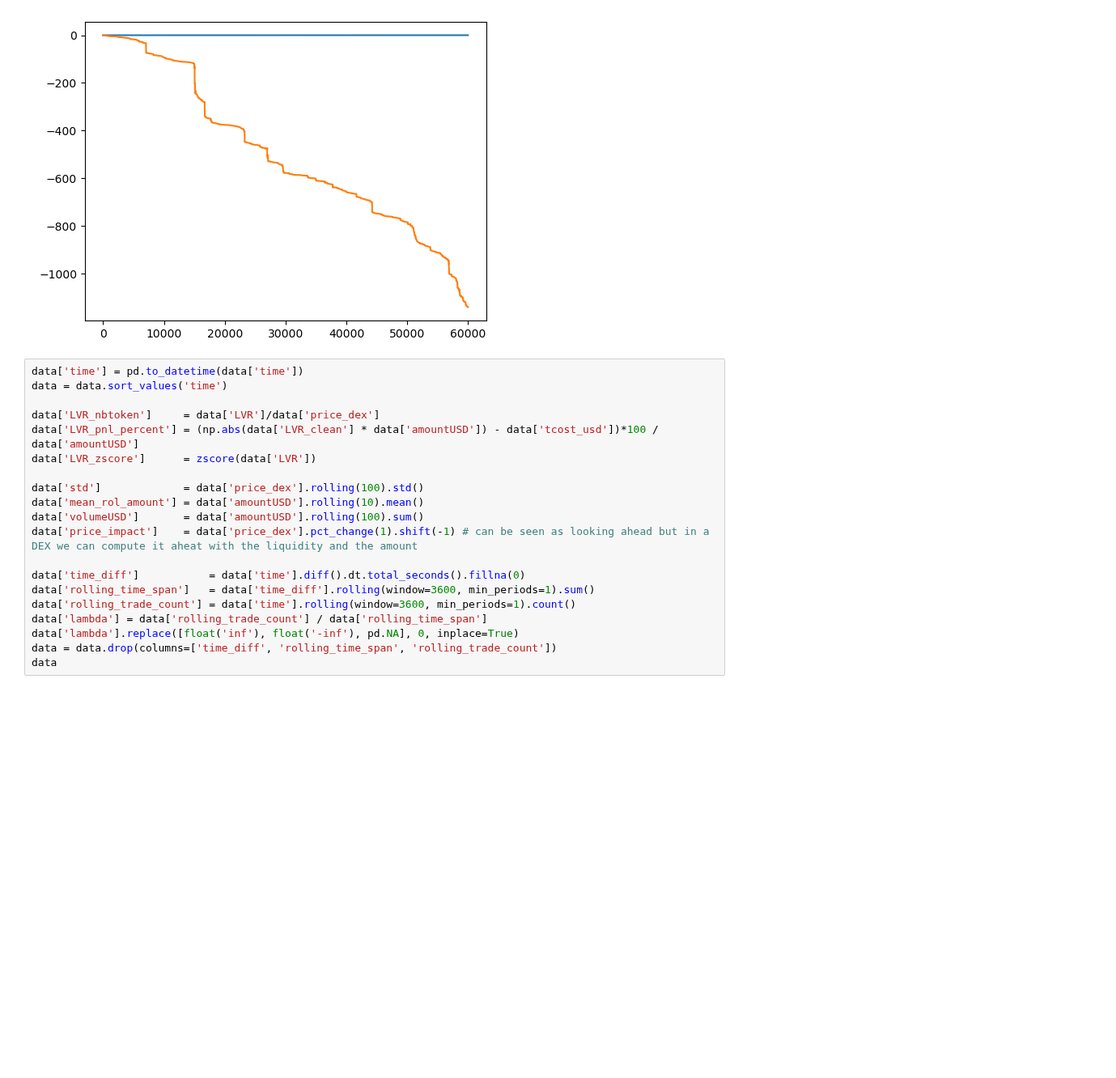
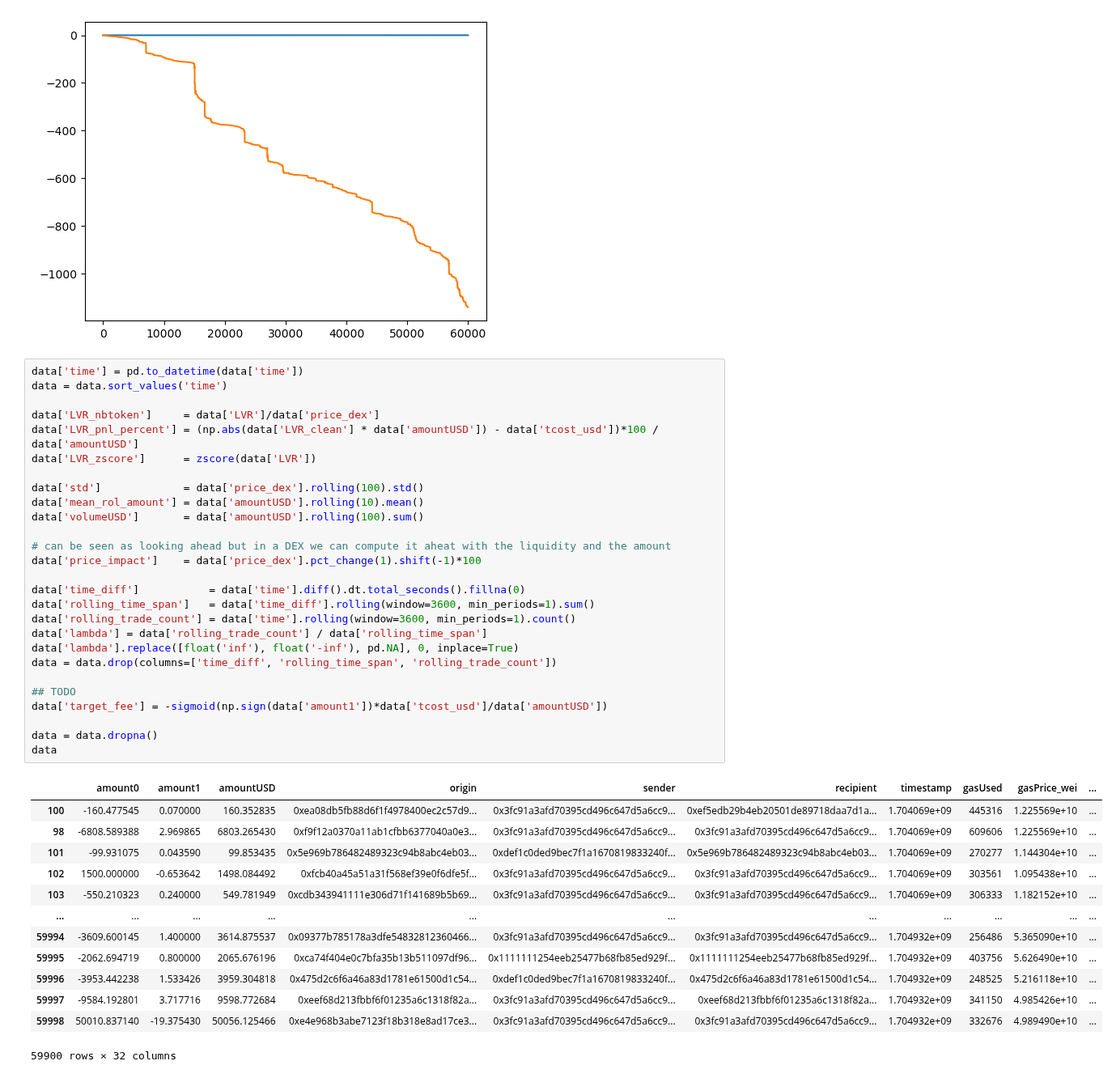
Before and after one commit to Armand-Morin/afp-berkeley-dynamic-fee-defi-amm, a Jupyter notebook: pnl_model.ipynb, the cells around one changed output. Shown at 81% size. Saved outputs shown, nothing was run; the diff lists cells and outputs as text; blank space fills up the shorter version.

```diff
--- a/pnl_model.ipynb
+++ b/pnl_model.ipynb
@@ -67,20 +78,41 @@ ret_pool.cumsum().plot()
 # %%
 data['time'] = pd.to_datetime(data['time'])
 data = data.sort_values('time')
 
 data['LVR_nbtoken']     = data['LVR']/data['price_dex']
 data['LVR_pnl_percent'] = (np.abs(data['LVR_clean'] * data['amountUSD']) - data['tcost_usd'])*100 / data['amountUSD']
 data['LVR_zscore']      = zscore(data['LVR'])
 
 data['std']             = data['price_dex'].rolling(100).std()
 data['mean_rol_amount'] = data['amountUSD'].rolling(10).mean()
 data['volumeUSD']       = data['amountUSD'].rolling(100).sum()
-data['price_impact']    = data['price_dex'].pct_change(1).shift(-1) # can be seen as looking ahead but in a DEX we can compute it aheat with the liquidity and the amount
+
+# can be seen as looking ahead but in a DEX we can compute it aheat with the liquidity and the amount
+data['price_impact']    = data['price_dex'].pct_change(1).shift(-1)*100
 
 data['time_diff']           = data['time'].diff().dt.total_seconds().fillna(0)
 data['rolling_time_span']   = data['time_diff'].rolling(window=3600, min_periods=1).sum()
 data['rolling_trade_count'] = data['time'].rolling(window=3600, min_periods=1).count()
 data['lambda'] = data['rolling_trade_count'] / data['rolling_time_span']
 data['lambda'].replace([float('inf'), float('-inf'), pd.NA], 0, inplace=True)
 data = data.drop(columns=['time_diff', 'rolling_time_span', 'rolling_trade_count'])
+
+## TODO
+data['target_fee'] = -sigmoid(np.sign(data['amount1'])*data['tcost_usd']/data['amountUSD'])
+
+data = data.dropna()
 data
+# %% [output]
+|  | amount0 | amount1 | amountUSD | origin | sender | recipient | timestamp | gasUsed | gasPrice_wei | ... |
+| 100 | -160.477545 | 0.070000 | 160.352835 | 0xea08db5fb88d6f1f4978400ec2c57d9... | 0x3fc91a3afd70395cd496c647d5a6cc9... | 0xef5edb29b4eb20501de89718daa7d1a... | 1.704069e+09 | 445316 | 1.225569e+10 | ... |
+| 98 | -6808.589388 | 2.969865 | 6803.265430 | 0xf9f12a0370a11ab1cfbb6377040a0e3... | 0x3fc91a3afd70395cd496c647d5a6cc9... | 0x3fc91a3afd70395cd496c647d5a6cc9... | 1.704069e+09 | 609606 | 1.225569e+10 | ... |
+| 101 | -99.931075 | 0.043590 | 99.853435 | 0x5e969b786482489323c94b8abc4eb03... | 0xdef1c0ded9bec7f1a1670819833240f... | 0x5e969b786482489323c94b8abc4eb03... | 1.704069e+09 | 270277 | 1.144304e+10 | ... |
+| 102 | 1500.000000 | -0.653642 | 1498.084492 | 0xfcb40a45a51a31f568ef39e0f6dfe5f... | 0x3fc91a3afd70395cd496c647d5a6cc9... | 0x3fc91a3afd70395cd496c647d5a6cc9... | 1.704069e+09 | 303561 | 1.095438e+10 | ... |
+| 103 | -550.210323 | 0.240000 | 549.781949 | 0xcdb343941111e306d71f141689b5b69... | 0x3fc91a3afd70395cd496c647d5a6cc9... | 0x3fc91a3afd70395cd496c647d5a6cc9... | 1.704069e+09 | 306333 | 1.182152e+10 | ... |
+| ... | ... | ... | ... | ... | ... | ... | ... | ... | ... | ... |
+| 59994 | -3609.600145 | 1.400000 | 3614.875537 | 0x09377b785178a3dfe54832812360466... | 0x3fc91a3afd70395cd496c647d5a6cc9... | 0x3fc91a3afd70395cd496c647d5a6cc9... | 1.704932e+09 | 256486 | 5.365090e+10 | ... |
+| 59995 | -2062.694719 | 0.800000 | 2065.676196 | 0xca74f404e0c7bfa35b13b511097df96... | 0x1111111254eeb25477b68fb85ed929f... | 0x1111111254eeb25477b68fb85ed929f... | 1.704932e+09 | 403756 | 5.626490e+10 | ... |
+| 59996 | -3953.442238 | 1.533426 | 3959.304818 | 0x475d2c6f6a46a83d1781e61500d1c54... | 0xdef1c0ded9bec7f1a1670819833240f... | 0x475d2c6f6a46a83d1781e61500d1c54... | 1.704932e+09 | 248525 | 5.216118e+10 | ... |
+| 59997 | -9584.192801 | 3.717716 | 9598.772684 | 0xeef68d213fbbf6f01235a6c1318f82a... | 0x3fc91a3afd70395cd496c647d5a6cc9... | 0xeef68d213fbbf6f01235a6c1318f82a... | 1.704932e+09 | 341150 | 4.985426e+10 | ... |
+| 59998 | 50010.837140 | -19.375430 | 50056.125466 | 0xe4e968b3abe7123f18b318e8ad17ce3... | 0x3fc91a3afd70395cd496c647d5a6cc9... | 0x3fc91a3afd70395cd496c647d5a6cc9... | 1.704932e+09 | 332676 | 4.989490e+10 | ... |
+59900 rows × 32 columns
```
Also changed, not shown: parts of 11 cells of this notebook.
